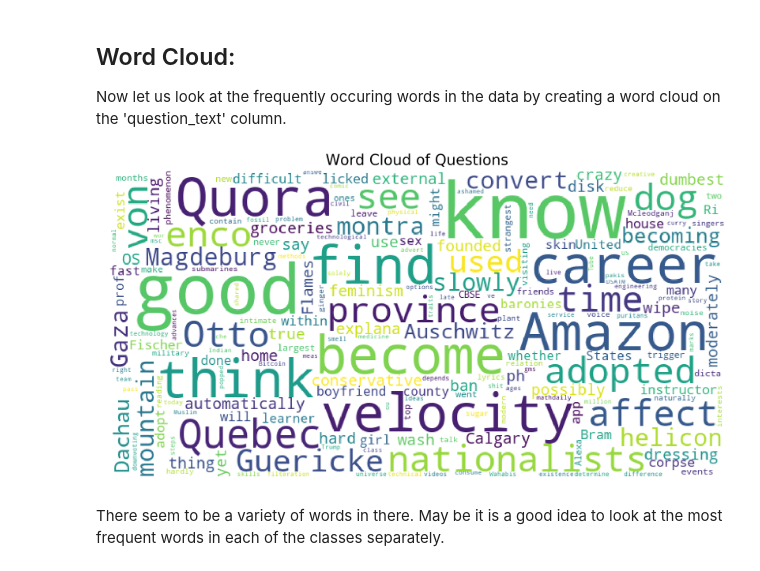
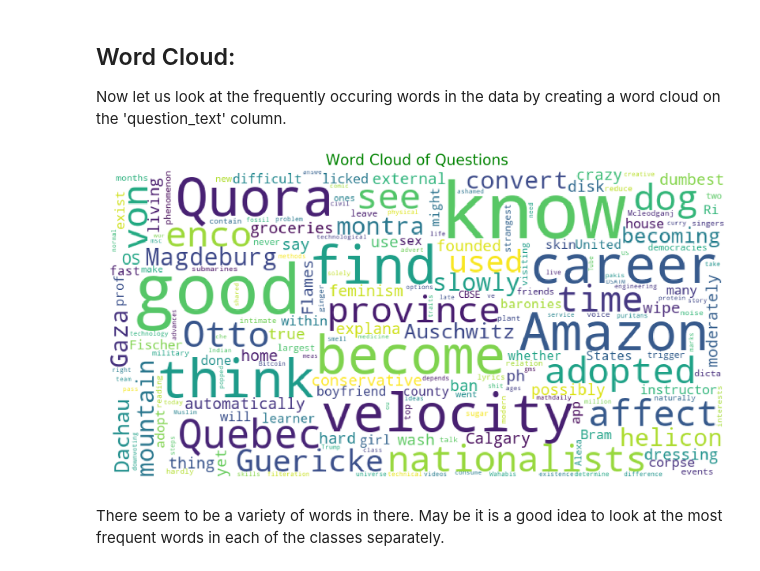
Before and after one commit to manojknit/Natural_Language_Processing, a Jupyter notebook: Quora Insincere Questions Classification.ipynb, the cells around one changed output. Saved outputs shown, nothing was run; the diff lists cells and outputs as text; code cells hidden in the pictures.

```diff
--- a/Quora Insincere Questions Classification.ipynb
+++ b/Quora Insincere Questions Classification.ipynb
@@ -125,35 +125,35 @@ from wordcloud import WordCloud, STOPWORDS  #install $ pip install wordcloud
 def plot_wordcloud(text, mask=None, max_words=200, max_font_size=100, figure_size=(24.0,16.0),
                    title = None, title_size=40, image_color=False):
     stopwords = set(STOPWORDS)
     more_stopwords = {'one', 'br', 'Po', 'th', 'sayi', 'fo', 'Unknown'}
     stopwords = stopwords.union(more_stopwords)
 
     wordcloud = WordCloud(background_color='white',
                     stopwords = stopwords,
                     max_words = max_words,
                     max_font_size = max_font_size,
                     random_state = 42,
                     width=800,
                     height=400,
                     mask = mask)
     wordcloud.generate(str(text))
 
     plt.figure(figsize=figure_size)
     if image_color:
         image_colors = ImageColorGenerator(mask);
         plt.imshow(wordcloud.recolor(color_func=image_colors), interpolation="bilinear");
         plt.title(title, fontdict={'size': title_size,
                                   'verticalalignment': 'bottom'})
     else:
         plt.imshow(wordcloud);
-        plt.title(title, fontdict={'size': title_size, 'color': 'black',
+        plt.title(title, fontdict={'size': title_size, 'color': 'green',
                                   'verticalalignment': 'bottom'})
     plt.axis('off');
     plt.tight_layout()
 
 plot_wordcloud(train_df["question_text"], title="Word Cloud of Questions")
 # %% [output]
-[figure, old version]
+[figure, new version]
 # %% [markdown]
 There seem to be a variety of words in there. May be it is a good idea to look at the most frequent words in each of the classes separately.
 # %% [markdown]
```
